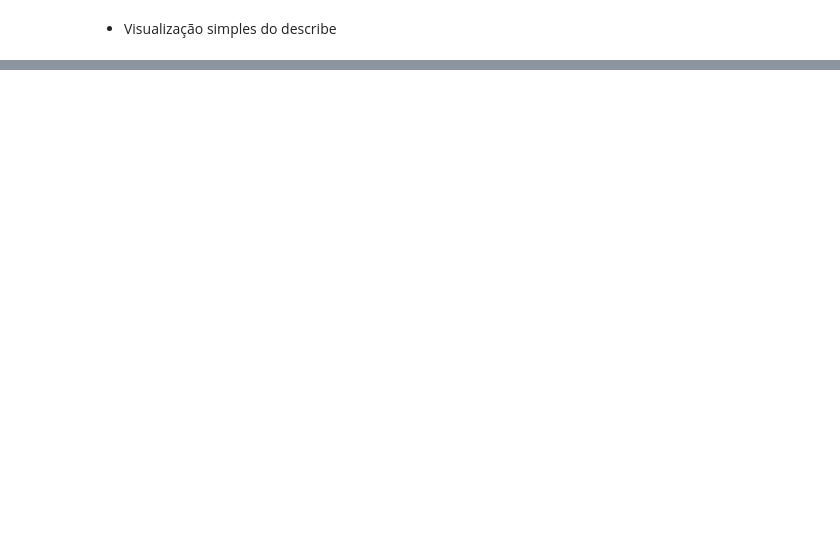
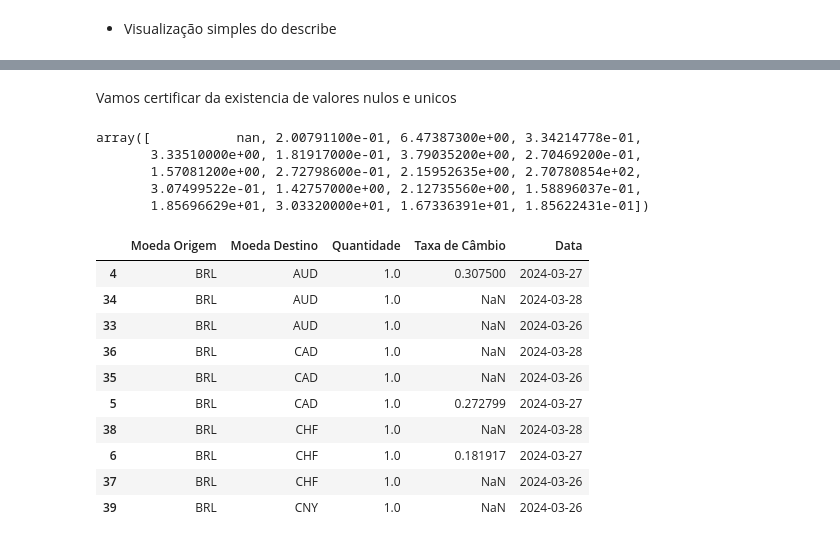
Before and after one commit to leaop/Cursos, a Jupyter notebook: Testes/Empresas/test1.ipynb, the cells around one changed output, grey strips where cells are left out. Drawn from its saved outputs; the diff is of its cells as text; code cells hidden in the pictures; blank space fills up the shorter version.

```diff
--- a/Testes/Empresas/test1.ipynb
+++ b/Testes/Empresas/test1.ipynb
@@ -122,0 +224,6 @@ plt.show()
+# %%
+# Realizar a interpolação linear na coluna 'Taxa de Câmbio'
+df['Taxa de Câmbio'] = df['Taxa de Câmbio'].interpolate(method='linear', limit_direction='forward', axis=0)
+
+# Exibir o DataFrame atualizado
+print(df)
@@ -122,0 +254,9 @@ plt.show()
+# %%
+# Criar uma coluna 'Data' com a data atual
+df['Data'] = datetime.today().strftime('%Y-%m-%d')
+
+# Converter a coluna 'Data' para o tipo datetime
+df['Data'] = pd.to_datetime(df['Data'])
+
+# Exibir o DataFrame atualizado
+print(df)
@@ -122,0 +283,25 @@ plt.show()
+# %%
+# Crie um novo DataFrame para armazenar as linhas duplicadas
+linhas_novas = []
+
+for _, row in df.iterrows():
+    # Para um dia a menos (-1 dia)
+    row_menos_um_dia = row.copy()
+    row_menos_um_dia['Data'] = row['Data'] - timedelta(days=1)
+    row_menos_um_dia['Taxa de Câmbio'] = pd.NA  # Deixar a coluna 'Taxa de Câmbio' como NA (missing value)
+    linhas_novas.append(row_menos_um_dia)
+
+    # Para um dia a mais (+1 dia)
+    row_mais_um_dia = row.copy()
+    row_mais_um_dia['Data'] = row['Data'] + timedelta(days=1)
+    row_mais_um_dia['Taxa de Câmbio'] = pd.NA  # Deixar a coluna 'Taxa de Câmbio' como NA (missing value)
+    linhas_novas.append(row_mais_um_dia)
+
+# Converta a lista de linhas novas em um DataFrame
+df_novas_linhas = pd.DataFrame(linhas_novas)
+
+# Concatene o DataFrame original com o novo DataFrame de linhas duplicadas
+df_final = pd.concat([df, df_novas_linhas], ignore_index=True).sort_values(by='Data')
+
+# Exibir o DataFrame final
+print(df_final)
@@ -122,0 +323,26 @@ plt.show()
+# %% [markdown]
+Vamos certificar da existencia de valores nulos e unicos
+# %%
+df_final['Taxa de Câmbio'].unique()
+# %% [output]
+array([           nan, 2.00791100e-01, 6.47387300e+00, 3.34214778e-01,
+       3.33510000e+00, 1.81917000e-01, 3.79035200e+00, 2.70469200e-01,
+       1.57081200e+00, 2.72798600e-01, 2.15952635e+00, 2.70780854e+02,
+       3.07499522e-01, 1.42757000e+00, 2.12735560e+00, 1.58896037e-01,
+       1.85696629e+01, 3.03320000e+01, 1.67336391e+01, 1.85622431e-01])
+# %%
+df_final = df_final.sort_values(by='Moeda Destino')
+# %%
+df_final.head(10)
+# %% [output]
+|  | Moeda Origem | Moeda Destino | Quantidade | Taxa de Câmbio | Data |
+| 4 | BRL | AUD | 1.0 | 0.307500 | 2024-03-27 |
+| 34 | BRL | AUD | 1.0 | NaN | 2024-03-28 |
+| 33 | BRL | AUD | 1.0 | NaN | 2024-03-26 |
+| 36 | BRL | CAD | 1.0 | NaN | 2024-03-28 |
+| 35 | BRL | CAD | 1.0 | NaN | 2024-03-26 |
+| 5 | BRL | CAD | 1.0 | 0.272799 | 2024-03-27 |
+| 38 | BRL | CHF | 1.0 | NaN | 2024-03-28 |
+| 6 | BRL | CHF | 1.0 | 0.181917 | 2024-03-27 |
+| 37 | BRL | CHF | 1.0 | NaN | 2024-03-26 |
+| 39 | BRL | CNY | 1.0 | NaN | 2024-03-26 |
```
Also changed, not shown: parts of 30 cells of this notebook, 1 other file.
